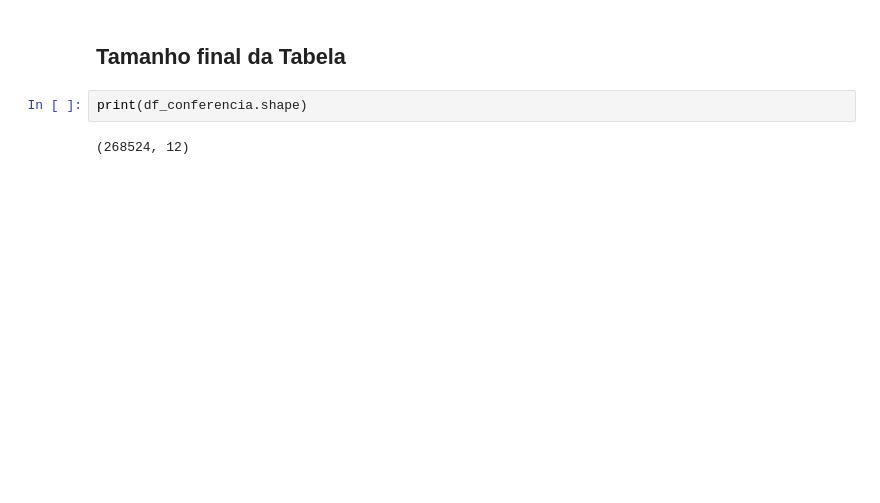
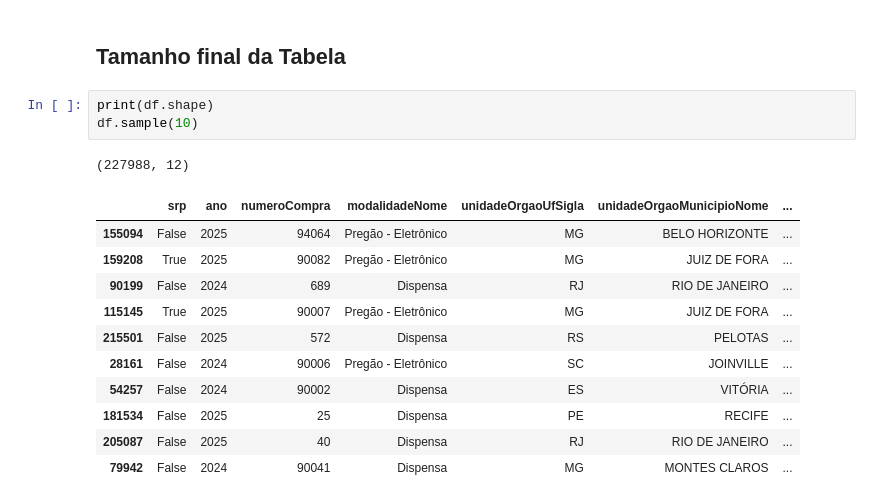
Before and after one commit to VictorLapaDev/Faculdade, a Jupyter notebook: 2-Semestre/4 Feira - Arquitetura de Dados/26.09.09/notebook.ipynb, the cells around one changed output. Cells and saved outputs as stored; diff of their text form; blank space fills up the shorter version.

```diff
--- a/2-Semestre/4 Feira - Arquitetura de Dados/26.09.09/notebook.ipynb
+++ b/2-Semestre/4 Feira - Arquitetura de Dados/26.09.09/notebook.ipynb
@@ -451,6 +455,18 @@ df_conferencia = pd.read_parquet("srp_contratacoes_tratado_pais.parquet") # Lê
 # %% [markdown]
 ## Tamanho final da Tabela
 # %%
-print(df_conferencia.shape)
+print(df.shape)
+df.sample(10)
 # %% [output]
-(268524, 12)
+(227988, 12)
+|  | srp | ano | numeroCompra | modalidadeNome | unidadeOrgaoUfSigla | unidadeOrgaoMunicipioNome | ... |
+| 155094 | False | 2025 | 94064 | Pregão - Eletrônico | MG | BELO HORIZONTE | ... |
+| 159208 | True | 2025 | 90082 | Pregão - Eletrônico | MG | JUIZ DE FORA | ... |
+| 90199 | False | 2024 | 689 | Dispensa | RJ | RIO DE JANEIRO | ... |
+| 115145 | True | 2025 | 90007 | Pregão - Eletrônico | MG | JUIZ DE FORA | ... |
+| 215501 | False | 2025 | 572 | Dispensa | RS | PELOTAS | ... |
+| 28161 | False | 2024 | 90006 | Pregão - Eletrônico | SC | JOINVILLE | ... |
+| 54257 | False | 2024 | 90002 | Dispensa | ES | VITÓRIA | ... |
+| 181534 | False | 2025 | 25 | Dispensa | PE | RECIFE | ... |
+| 205087 | False | 2025 | 40 | Dispensa | RJ | RIO DE JANEIRO | ... |
+| 79942 | False | 2024 | 90041 | Dispensa | MG | MONTES CLAROS | ... |
```
Also changed, not shown: parts of 5 cells of this notebook.
